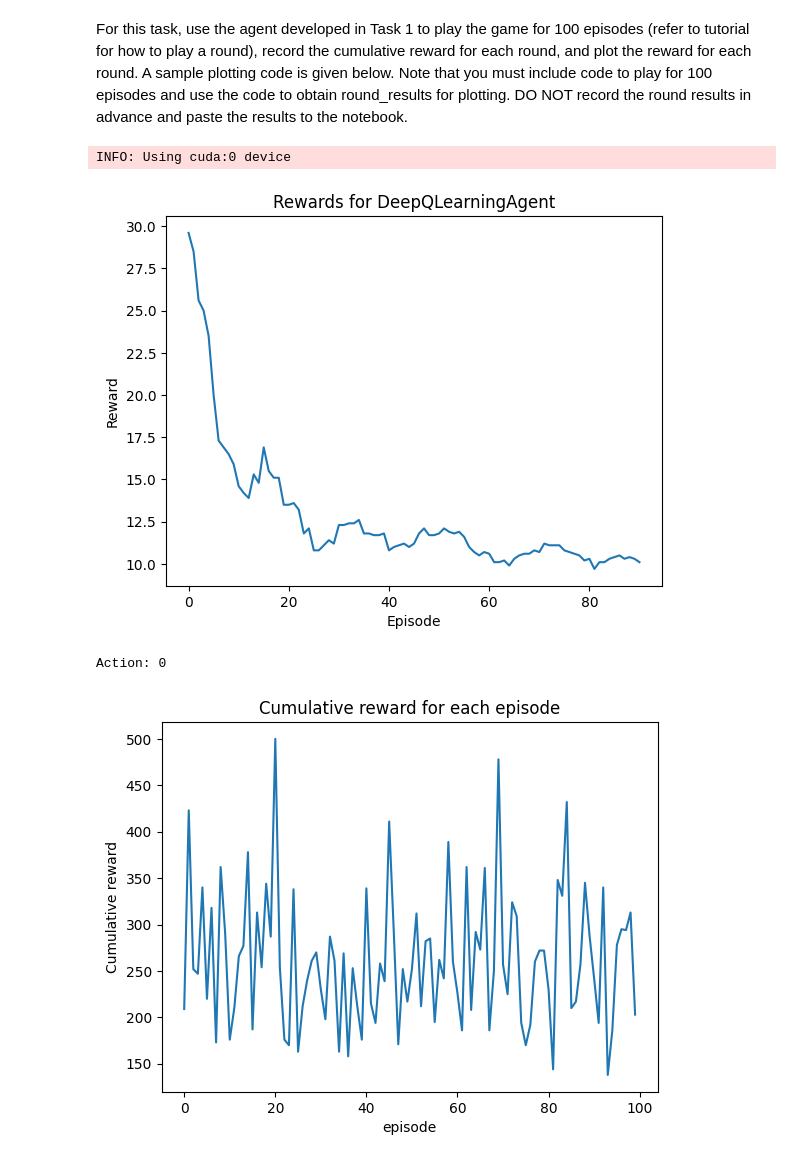
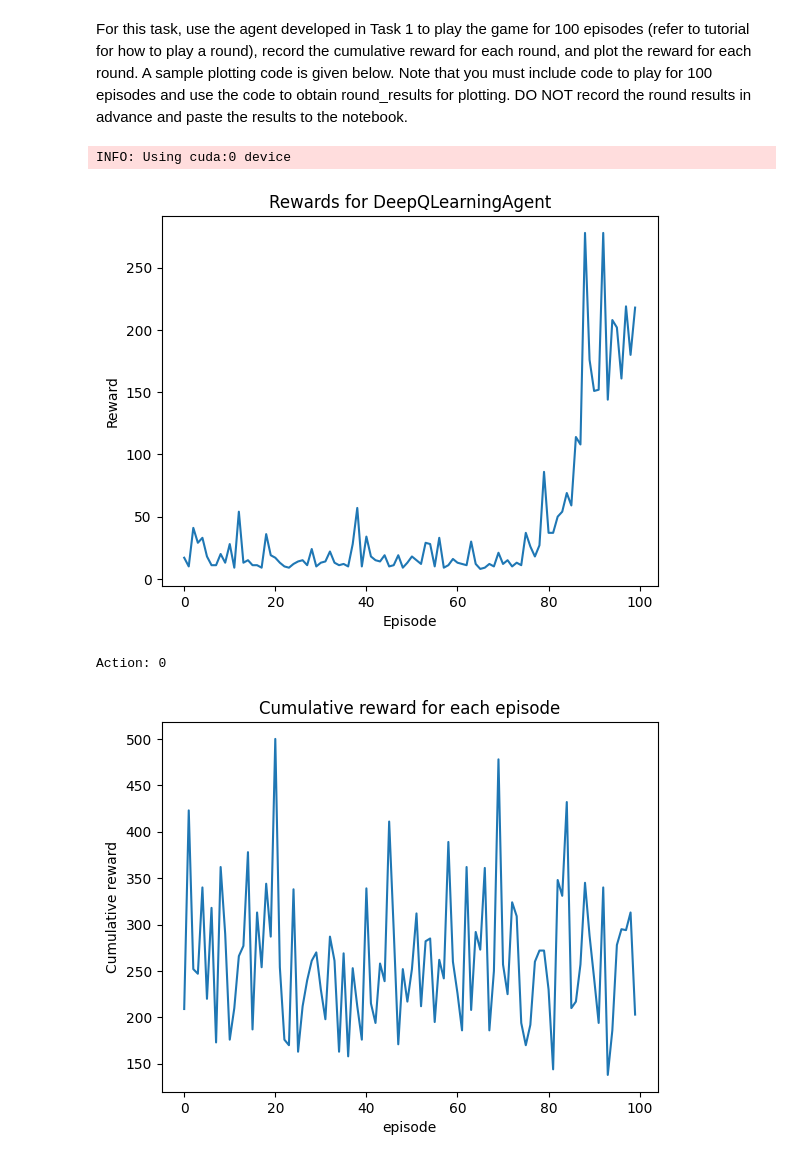
Before and after one commit to ruochee723/SC3000-Balancing-Pole-on-Cart, a Jupyter notebook: src/cartpole.ipynb, the cells around one changed output. Drawn from its saved outputs; the diff is of its cells as text; code cells hidden in the pictures.

```diff
--- a/src/cartpole.ipynb
+++ b/src/cartpole.ipynb
@@ -668,14 +668,14 @@ For this task, use the agent developed in Task 1 to play the game for 100 episod
 # %%
 env.reset()
 deep_q_learning_agent = DeepQLearningAgent(
-    state_space_dim=4, action_space_size=2, enable_cuda=True, hidden_size=128, batch_size = 32
+    state_space_dim=4, action_space_size=2, enable_cuda=True, hidden_size=128, hidden_layers = 5, batch_size = 20
 )
-deep_q_learning_agent.train(env, num_episodes=100, plot=True, plot_smooth=10)
+deep_q_learning_agent.train(env, num_episodes=100, plot=True, plot_smooth=1)
 observation = env.reset()
 print("Action:", deep_q_learning_agent(observation))
 # %% [output]
 INFO: Using cuda:0 device
-[figure, old version]
+[figure, new version]
 Action: 0
 # %%
 episode_results = play(q_learning_agent, num_episodes=100, num_threads=30)
```
Also changed, not shown: parts of 1 cell of this notebook.
